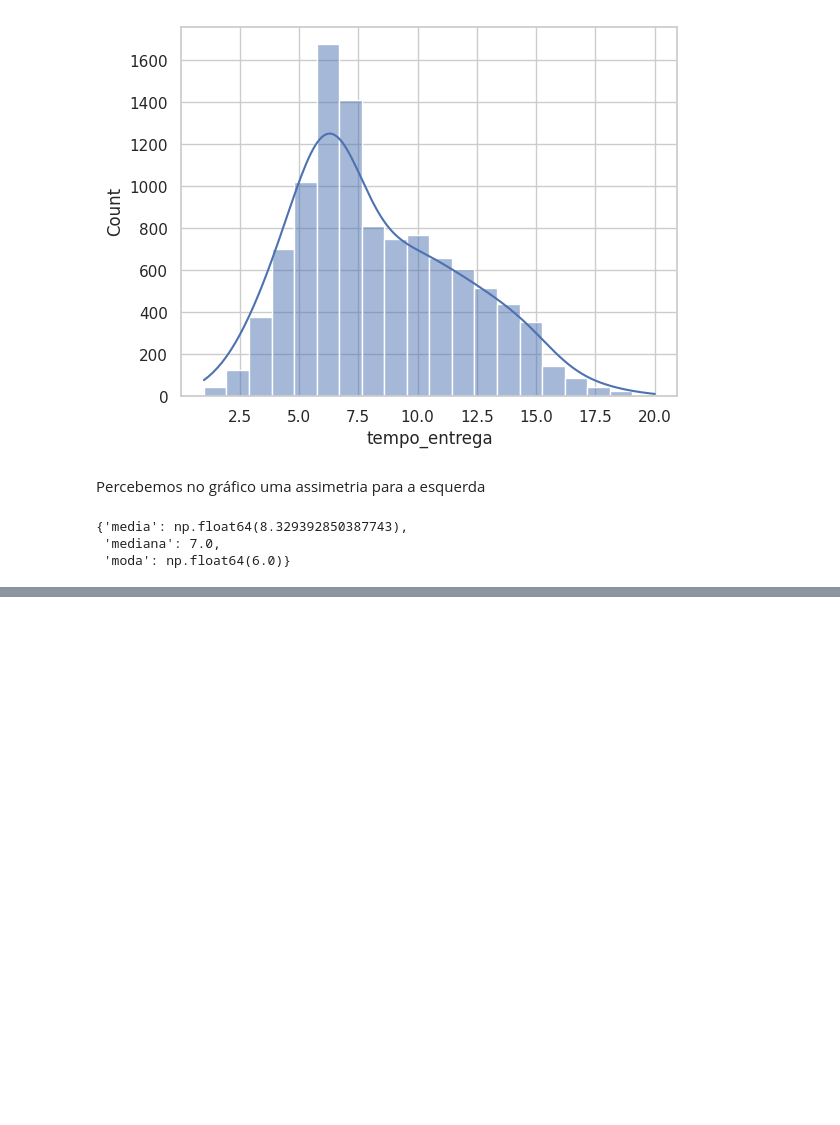
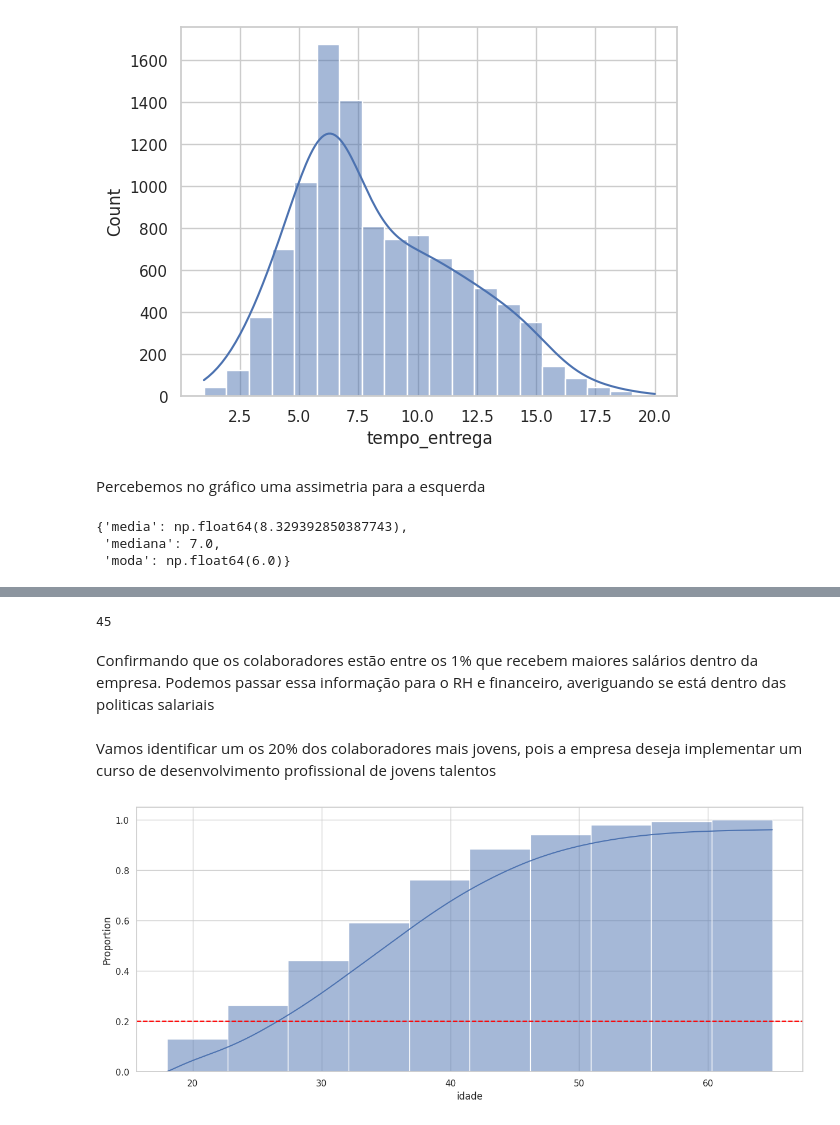
Before and after one commit to Jgabriel1800/estat-stica-varejo, a Jupyter notebook: estatistica_frequencia_medidas.ipynb, the cells around one changed output, grey strips where cells are left out. Drawn from its saved outputs; the diff is of its cells as text; code cells hidden in the pictures; blank space fills up the shorter version.

```diff
--- a/estatistica_frequencia_medidas.ipynb
+++ b/estatistica_frequencia_medidas.ipynb
@@ -497,0 +628,18 @@ resumo_tempo_entrega
+# %%
+coordenadores_alta_remuneracao=colaboradores[(colaboradores['cargo']=='Coordenador(a)') & (colaboradores['remuneracao']>percentil_99)]
+
+num_coordenadores_alta_remuneracao=len(coordenadores_alta_remuneracao)
+num_coordenadores_alta_remuneracao
+# %% [output]
+45
+# %% [markdown]
+Confirmando que os colaboradores estão entre os 1% que recebem maiores salários dentro da empresa. Podemos passar essa informação para o RH e financeiro, averiguando se está dentro das politicas salariais
+# %% [markdown]
+Vamos identificar um os 20% dos colaboradores mais jovens, pois a empresa deseja implementar um curso de desenvolvimento profissional de jovens talentos
+# %%
+plt.figure(figsize=(15,6))
+sns.histplot(data=colaboradores,x='idade',bins=10,cumulative=True,stat='proportion',kde=True)
+plt.axhline(0.20,color='red',linestyle='dashed')
+plt.show()
+# %% [output]
+[figure, added]
```
Also changed, not shown: parts of 44 cells of this notebook.
